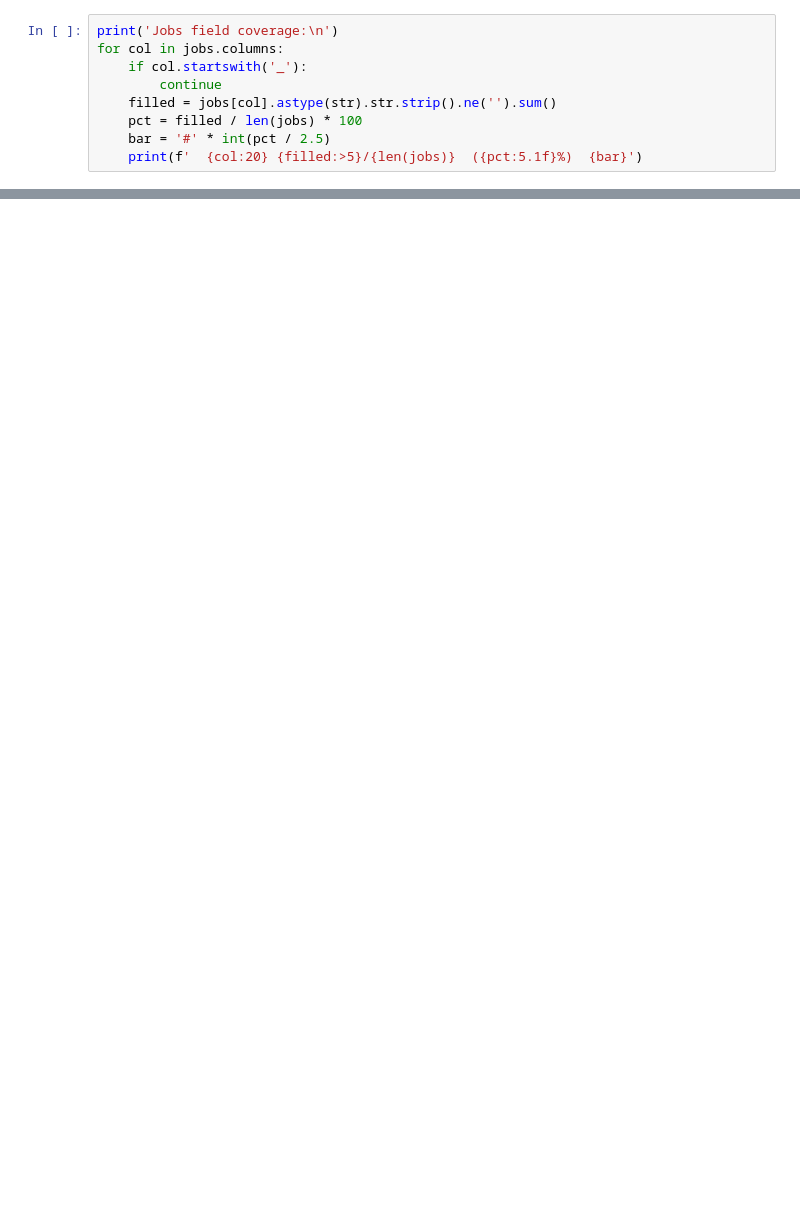
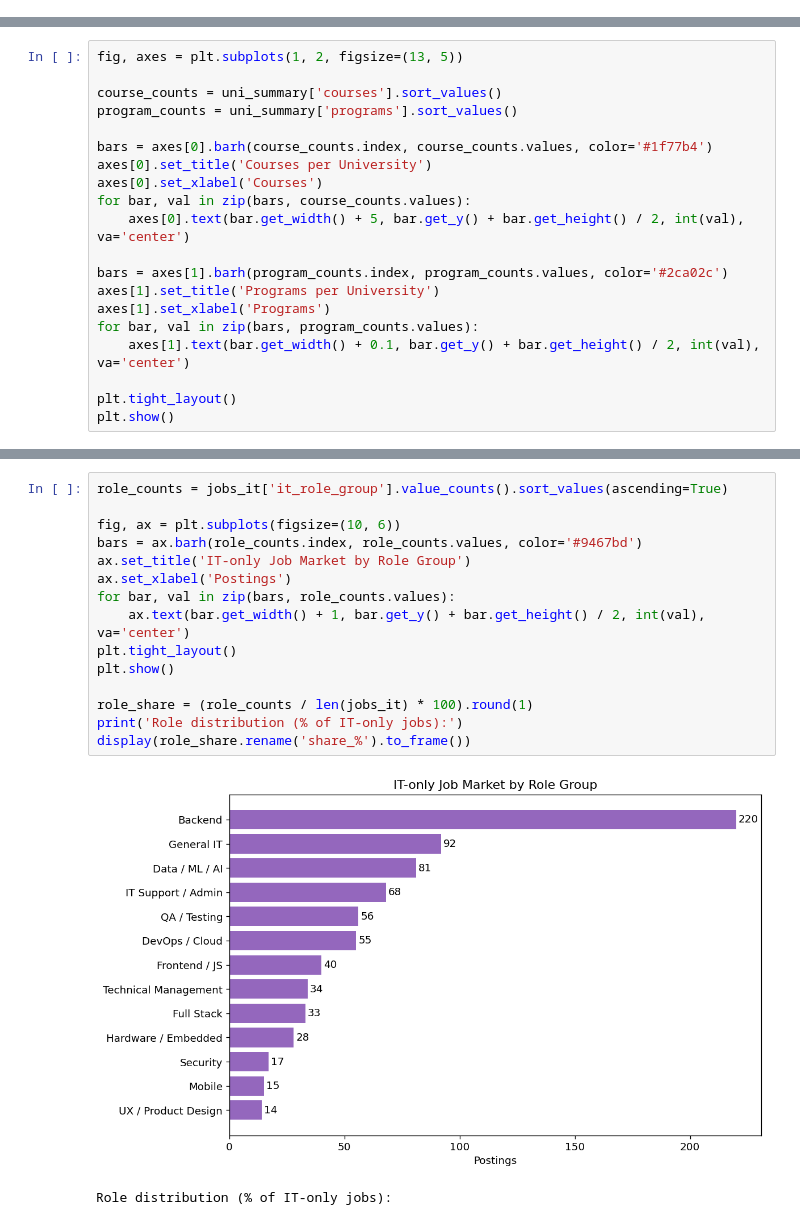
Before and after one commit to lianaaghamalyaan/thesis_project, a Jupyter notebook: notebooks/3_analysis/01_eda.ipynb, the cells around one changed output, grey strips where cells are left out. Drawn from its saved outputs; the diff is of its cells as text; blank space fills up the shorter version.

```diff
--- a/notebooks/3_analysis/01_eda.ipynb
+++ b/notebooks/3_analysis/01_eda.ipynb
@@ -400,9 +0,0 @@ Jobs with < 50 words: 2/1068
-# %%
-print('Jobs field coverage:\n')
-for col in jobs.columns:
-    if col.startswith('_'):
-        continue
-    filled = jobs[col].astype(str).str.strip().ne('').sum()
-    pct = filled / len(jobs) * 100
-    bar = '#' * int(pct / 2.5)
-    print(f'  {col:20} {filled:>5}/{len(jobs)}  ({pct:5.1f}%)  {bar}')
@@ -474,0 +162,20 @@ print('╚═══════════════════════
+# %%
+fig, axes = plt.subplots(1, 2, figsize=(13, 5))
+
+course_counts = uni_summary['courses'].sort_values()
+program_counts = uni_summary['programs'].sort_values()
+
+bars = axes[0].barh(course_counts.index, course_counts.values, color='#1f77b4')
+axes[0].set_title('Courses per University')
+axes[0].set_xlabel('Courses')
+for bar, val in zip(bars, course_counts.values):
+    axes[0].text(bar.get_width() + 5, bar.get_y() + bar.get_height() / 2, int(val), va='center')
+
+bars = axes[1].barh(program_counts.index, program_counts.values, color='#2ca02c')
+axes[1].set_title('Programs per University')
+axes[1].set_xlabel('Programs')
+for bar, val in zip(bars, program_counts.values):
+    axes[1].text(bar.get_width() + 0.1, bar.get_y() + bar.get_height() / 2, int(val), va='center')
+
+plt.tight_layout()
+plt.show()
@@ -474,0 +427,18 @@ print('╚═══════════════════════
+# %%
+role_counts = jobs_it['it_role_group'].value_counts().sort_values(ascending=True)
+
+fig, ax = plt.subplots(figsize=(10, 6))
+bars = ax.barh(role_counts.index, role_counts.values, color='#9467bd')
+ax.set_title('IT-only Job Market by Role Group')
+ax.set_xlabel('Postings')
+for bar, val in zip(bars, role_counts.values):
+    ax.text(bar.get_width() + 1, bar.get_y() + bar.get_height() / 2, int(val), va='center')
+plt.tight_layout()
+plt.show()
+
+role_share = (role_counts / len(jobs_it) * 100).round(1)
+print('Role distribution (% of IT-only jobs):')
+display(role_share.rename('share_%').to_frame())
+# %% [output]
+[figure, added]
+Role distribution (% of IT-only jobs):
```
Also changed, not shown: parts of 54 cells of this notebook, 48 other files.
